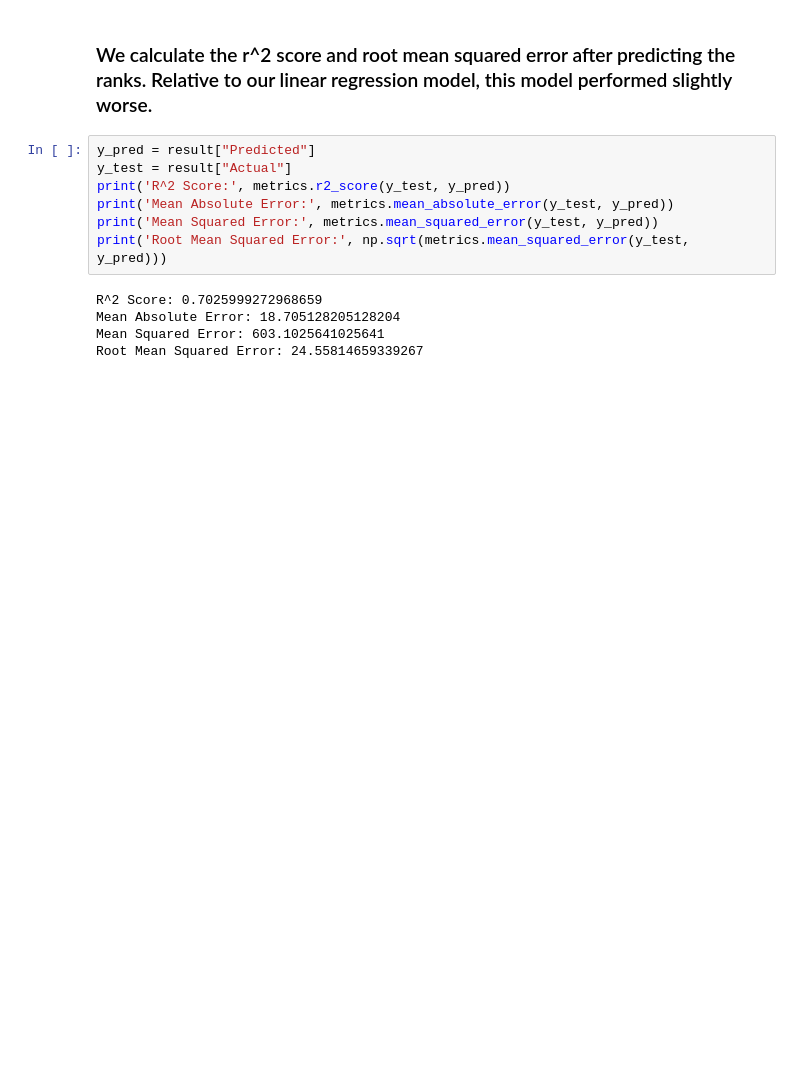
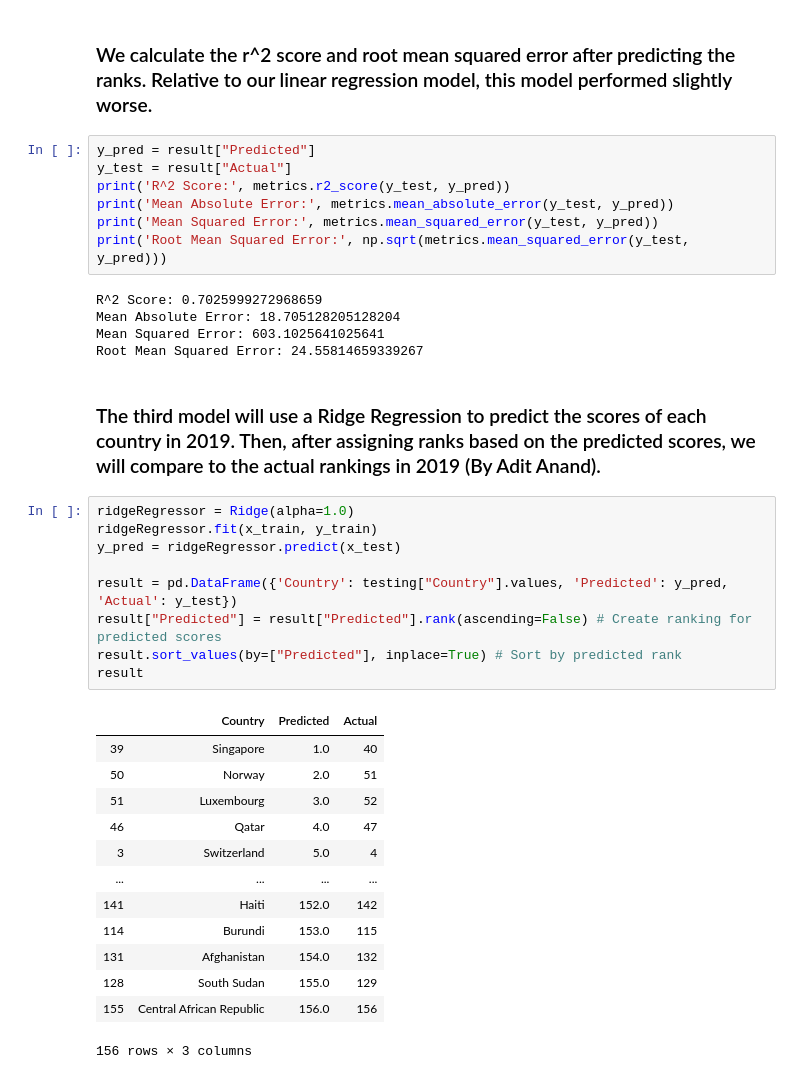
Before and after one commit to adit-anand/cse351-final-project, a Jupyter notebook: DataExploration.ipynb, the cells around one changed output. Cells and saved outputs as stored; diff of their text form; blank space fills up the shorter version.

Commit message:
Added Ridge Regression to notebook

```diff
--- a/DataExploration.ipynb
+++ b/DataExploration.ipynb
@@ -337,3 +343,28 @@ R^2 Score: 0.7025999272968659
 Mean Absolute Error: 18.705128205128204
 Mean Squared Error: 603.1025641025641
 Root Mean Squared Error: 24.55814659339267
+# %% [markdown]
+### The third model will use a Ridge Regression to predict the scores of each country in 2019. Then, after assigning ranks based on the predicted scores, we will compare to the actual rankings in 2019 (By Adit Anand).
+# %%
+ridgeRegressor = Ridge(alpha=1.0)
+ridgeRegressor.fit(x_train, y_train)
+y_pred = ridgeRegressor.predict(x_test)
+
+result = pd.DataFrame({'Country': testing["Country"].values, 'Predicted': y_pred, 'Actual': y_test})
+result["Predicted"] = result["Predicted"].rank(ascending=False) # Create ranking for predicted scores
+result.sort_values(by=["Predicted"], inplace=True) # Sort by predicted rank
+result
+# %% [output]
+|  | Country | Predicted | Actual |
+| 39 | Singapore | 1.0 | 40 |
+| 50 | Norway | 2.0 | 51 |
+| 51 | Luxembourg | 3.0 | 52 |
+| 46 | Qatar | 4.0 | 47 |
+| 3 | Switzerland | 5.0 | 4 |
+| ... | ... | ... | ... |
+| 141 | Haiti | 152.0 | 142 |
+| 114 | Burundi | 153.0 | 115 |
+| 131 | Afghanistan | 154.0 | 132 |
+| 128 | South Sudan | 155.0 | 129 |
+| 155 | Central African Republic | 156.0 | 156 |
+156 rows × 3 columns
```
Also changed, not shown: parts of 11 cells of this notebook.
